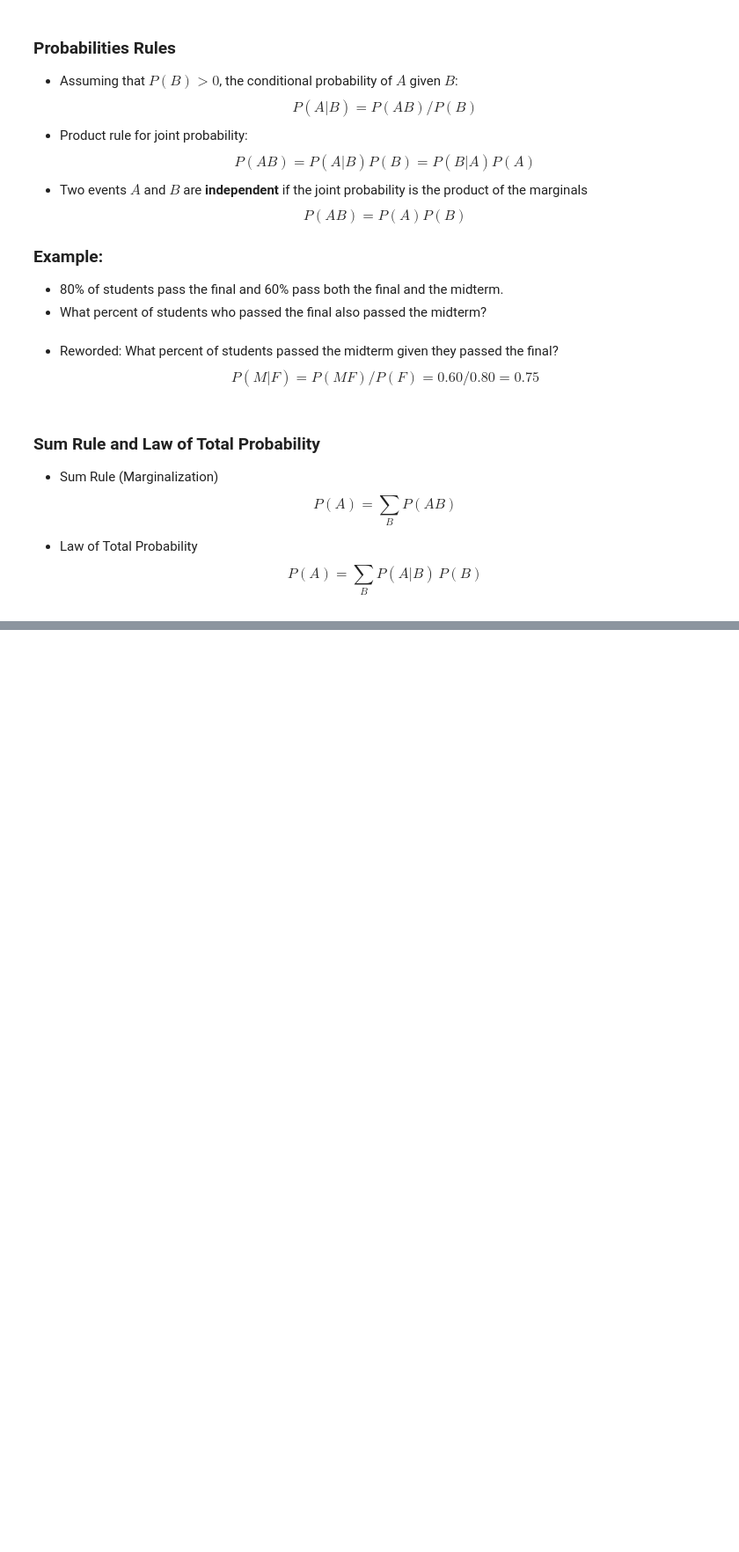
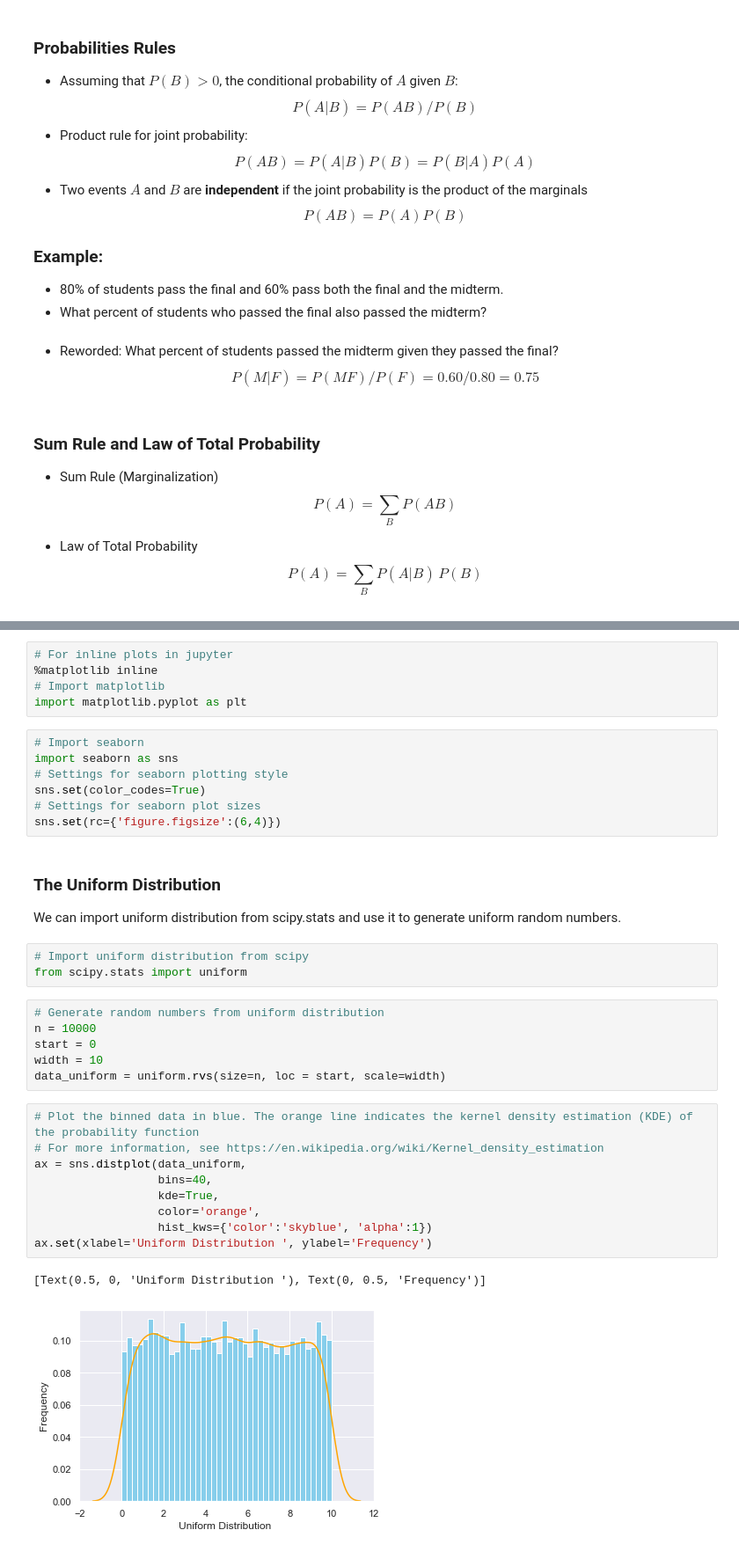
Before and after one commit to rhennig/EMA6938, a Jupyter notebook: Notebooks/2.Math_Probability.ipynb, the cells around one changed output, grey strips where cells are left out. Shown at 88% size. Saved outputs shown, nothing was run; the diff lists cells and outputs as text; blank space fills up the shorter version.

Commit message:
Added the probability distributions plots.

```diff
--- a/Notebooks/2.Math_Probability.ipynb
+++ b/Notebooks/2.Math_Probability.ipynb
@@ -185,0 +281,37 @@ The probability distribution of a discrete random variable is a list of probabil
+# %%
+# For inline plots in jupyter
+%matplotlib inline
+# Import matplotlib
+import matplotlib.pyplot as plt
+# %%
+# Import seaborn
+import seaborn as sns
+# Settings for seaborn plotting style
+sns.set(color_codes=True)
+# Settings for seaborn plot sizes
+sns.set(rc={'figure.figsize':(6,4)})
+# %% [markdown]
+### The Uniform Distribution
+
+We can import uniform distribution from scipy.stats and use it to generate uniform random numbers.
+# %%
+# Import uniform distribution from scipy
+from scipy.stats import uniform
+# %%
+# Generate random numbers from uniform distribution
+n = 10000
+start = 0
+width = 10
+data_uniform = uniform.rvs(size=n, loc = start, scale=width)
+# %%
+# Plot the binned data in blue. The orange line indicates the kernel density estimation (KDE) of the probability function
+# For more information, see https://en.wikipedia.org/wiki/Kernel_density_estimation
+ax = sns.distplot(data_uniform,
+                  bins=40,
+                  kde=True,
+                  color='orange',
+                  hist_kws={'color':'skyblue', 'alpha':1})
+ax.set(xlabel='Uniform Distribution ', ylabel='Frequency')
+# %% [output]
+[Text(0.5, 0, 'Uniform Distribution '), Text(0, 0.5, 'Frequency')]
+[figure, added]
```
Also changed, not shown: parts of 25 cells of this notebook.
